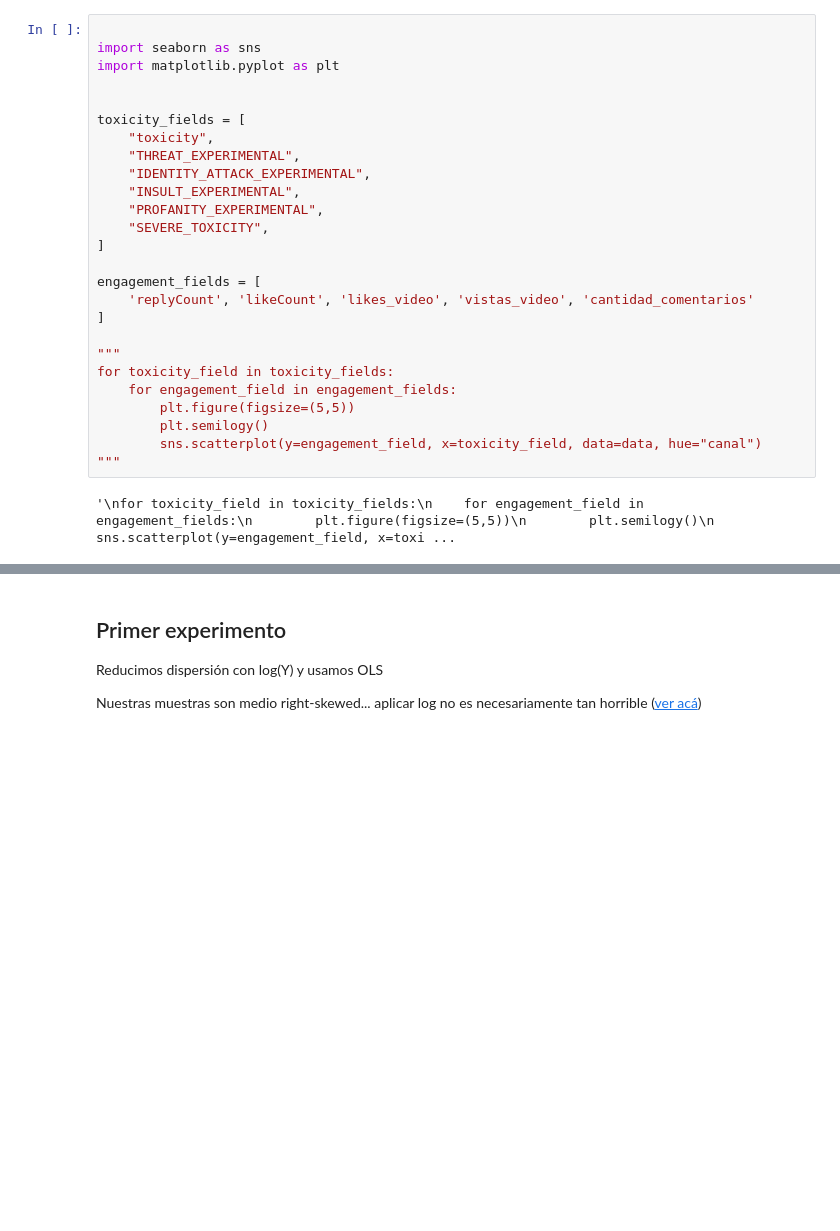
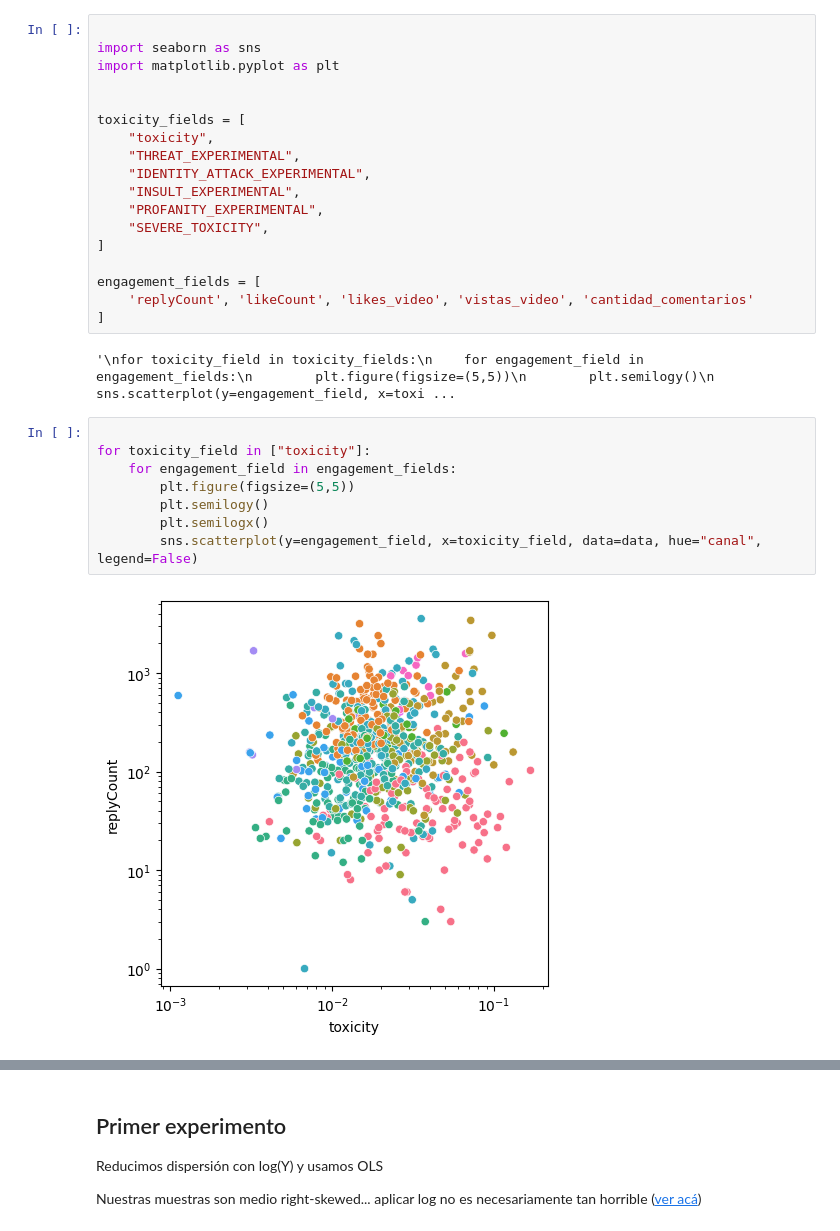
Before and after one commit to JoaquinLCalvo/THESIS-when-hate-pays, a Jupyter notebook: notebooks/Analisis JM.ipynb, the cells around one changed output, grey strips where cells are left out. Cells and saved outputs as stored; diff of their text form; blank space fills up the shorter version.

```diff
--- a/notebooks/Analisis JM.ipynb
+++ b/notebooks/Analisis JM.ipynb
@@ -152,13 +154,15 @@ toxicity_fields = [
 engagement_fields = [
     'replyCount', 'likeCount', 'likes_video', 'vistas_video', 'cantidad_comentarios'
 ]
-
-"""
-for toxicity_field in toxicity_fields:
-    for engagement_field in engagement_fields:
-        plt.figure(figsize=(5,5))
-        plt.semilogy()
-        sns.scatterplot(y=engagement_field, x=toxicity_field, data=data, hue="canal")
-"""
 # %% [output]
 '\nfor toxicity_field in toxicity_fields:\n    for engagement_field in engagement_fields:\n        plt.figure(figsize=(5,5))\n        plt.semilogy()\n        sns.scatterplot(y=engagement_field, x=toxi ...
+# %%
+
+for toxicity_field in ["toxicity"]:
+    for engagement_field in engagement_fields:
+        plt.figure(figsize=(5,5))
+        plt.semilogy()
+        plt.semilogx()
+        sns.scatterplot(y=engagement_field, x=toxicity_field, data=data, hue="canal", legend=False)
+# %% [output]
+[figure, added]
```
Also changed, not shown: parts of 10 cells of this notebook.
